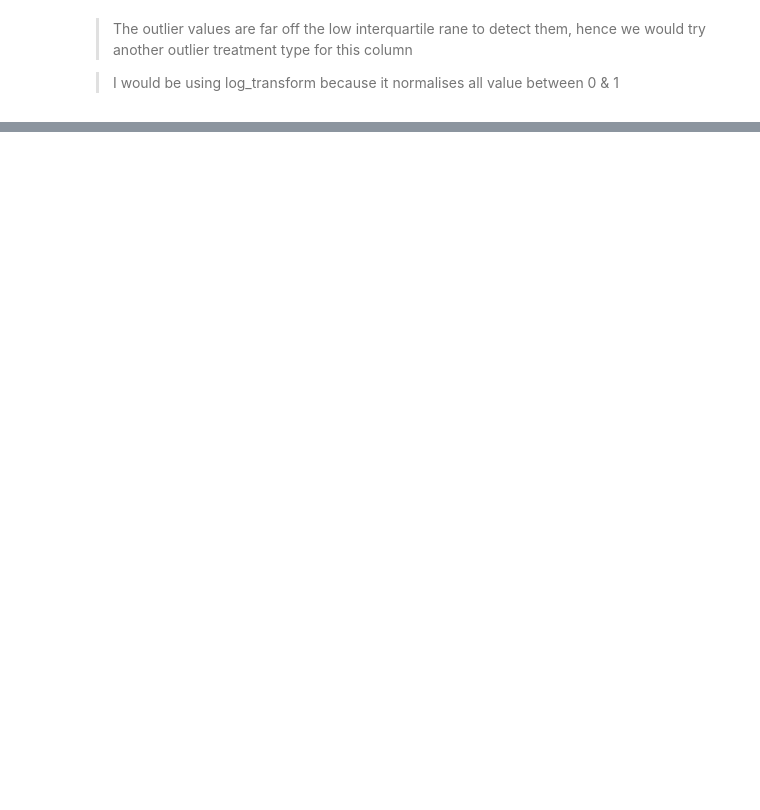
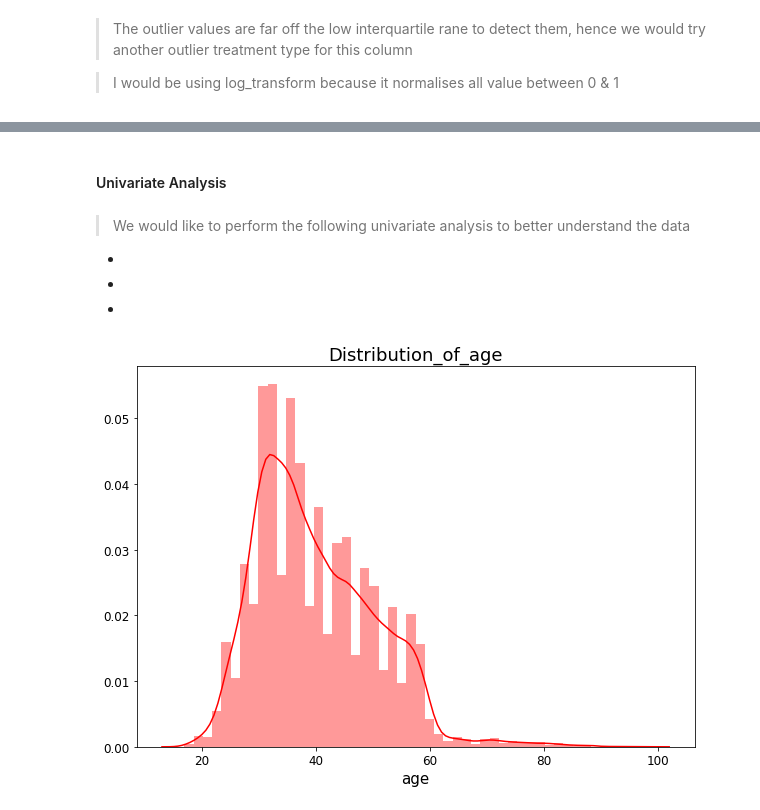
Before and after one commit to Patrick5455/term_deposit_predictive_model, a Jupyter notebook: analysis/interactive/term_sheet_eda.ipynb, the cells around one changed output, grey strips where cells are left out. Saved outputs shown, nothing was run; the diff lists cells and outputs as text; code cells hidden in the pictures; blank space fills up the shorter version.

```diff
--- a/analysis/interactive/term_sheet_eda.ipynb
+++ b/analysis/interactive/term_sheet_eda.ipynb
@@ -179,2 +222,2 @@ num_cols.duration.mean()
 # %%
-num_cols.duration = outlier_treatment(num_cols.duration, col_list=['duration'], type="log_transform")
+num_cols.duration = outlier_treatment(num_cols, col_list=['duration'], type="log_transform")
@@ -180,0 +241,4 @@ num_cols.duration = outlier_treatment(num_cols.duration, col_list=['duration'],
+# %%
+clean_bank = full_bank.copy()
+# %%
+clean_bank = outlier_treatment(data=clean_bank, col_list=num_cols.columns.to_list())
@@ -180,0 +261,51 @@ num_cols.duration = outlier_treatment(num_cols.duration, col_list=['duration'],
+# %% [markdown]
+#### Univariate Analysis
+# %% [markdown]
+> We would like to perform the following univariate analysis to better understand the data
+
+-
+
+-
+
+-
+# %%
+import os
+def plot_univariate (data, x=None, y=None, color='r',save=False,
+                title='New Chart', chart_type='hist', xlabel='', ylabel='',
+                    save_to=os.getcwd(), log_normalise=False):
+
+
+    """
+    Make a univariate plot of any of these selcted types:
+
+    1. bar - barchart
+
+    2. hist - Histogram
+
+    3. pie - Piechart
+
+    4. count - Countplot
+
+
+    """
+
+    plt.subplots(figsize=(10,7))
+    plt.title(title, fontsize=18)
+    plt.xlabel(xlabel, fontsize=15)
+    plt.ylabel(ylabel, fontsize=15)
+    plt.xticks(fontsize=12)
+    plt.yticks(fontsize=12)
+
+
+    if chart_type == 'hist':
+        if log_normalise:
+            data = np.log(data)
+        plot = sns.distplot(a=data, color=color)
+        if save:
+            plt.savefig(fname=save_to+f'/{title}.png', format='png')
+
+    return plot
+# %%
+plot_univariate(clean_bank.age, save=True, title='Distribution_of_age');
+# %% [output]
+[figure, added]
```
Also changed, not shown: parts of 25 cells of this notebook, 4 other files.
